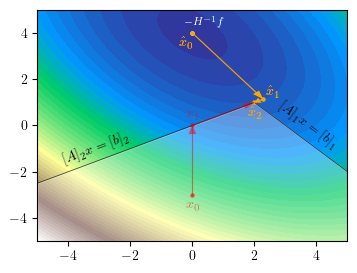
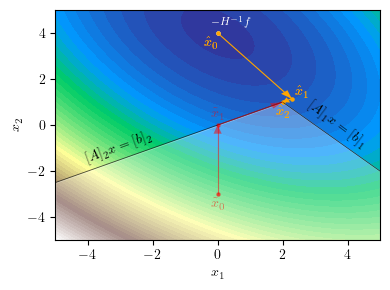
Code edit (unified diff) that turned the first committed figure into the second:
--- before
+++ after
@@ -51,10 +51,10 @@
 # Primal Steps
 plt.scatter(0,-3,color = "red", s = 5,alpha = 0.5)
-plt.text(0, -3-0.2, r'$x_0$', fontsize=10, color='red', ha='center', va='top',alpha = 0.5)
+plt.text(0, -3-0.2, r'$\tilde{x}_0$', fontsize=10, color='red', ha='center', va='top',alpha = 0.5)
 plt.plot([0,0], [-3,0], 'b-', color = "red",lw=0.8,alpha = 0.5)
 plt.arrow(0, -1.5, 0,1.5, shape='full', lw=0, length_includes_head=True, head_width=.25,color = "red",alpha = 0.5)
 
 plt.scatter(0,0,color = "red", s = 5,alpha = 0.5)
-plt.text(0, 0+0.2, r'$x_1$', fontsize=10, color='red', ha='center', va='bottom',alpha = 0.5)
+plt.text(0, 0+0.2, r'$\tilde{x}_1$', fontsize=10, color='red', ha='center', va='bottom',alpha = 0.5)
 plt.plot([0,2], [0,1], 'b-', color = "red",lw=0.8,alpha = 0.5)
 plt.arrow(0, 0, 2,1, shape='full', lw=0, length_includes_head=True, head_width=.25,color = "red",alpha = 0.5)
@@ -82,7 +82,10 @@
 
 # Labels
+plt.xlabel(r"$x_1$")
+plt.ylabel(r"$x_2$")
 plt.xlim(-5, 5)
 plt.ylim(-5, 5)
 
-plt.savefig(f"figures/example_dual_qp_steps_mapped_to_primal")
+plt.tight_layout()
+plt.savefig(f"figures/example_dual_qp_steps_mapped_to_primal.pdf")
 plt.show()

Commit: small change